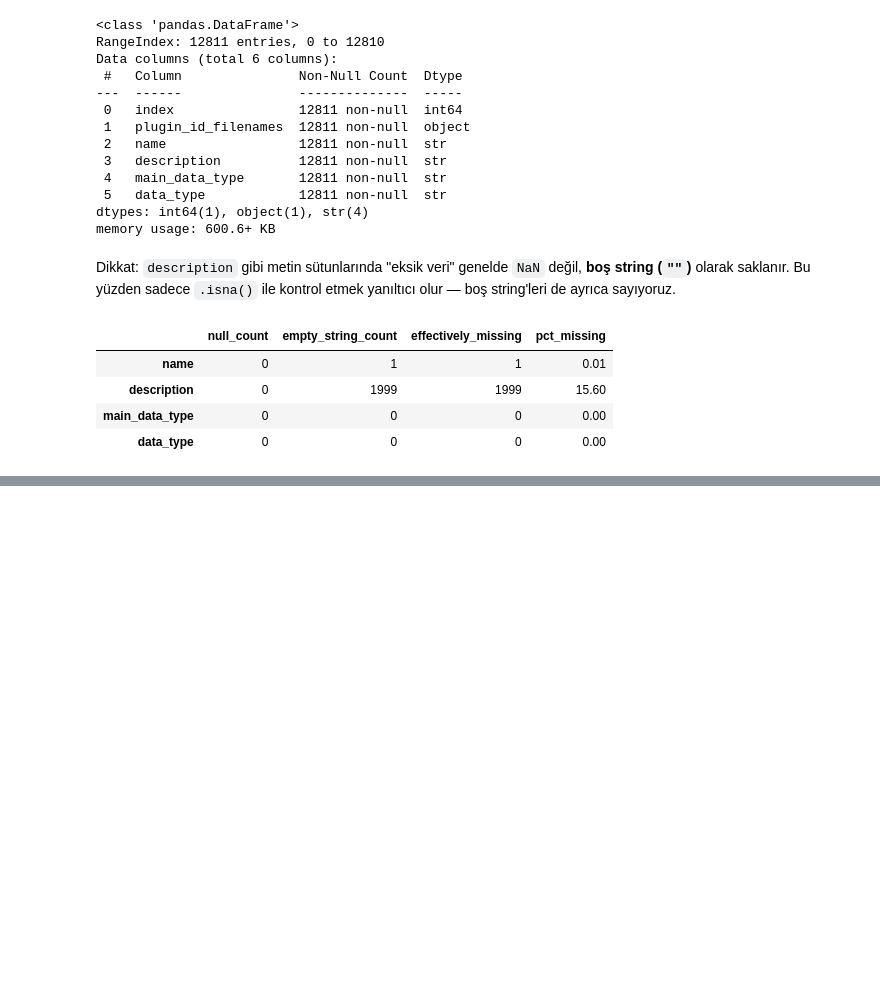
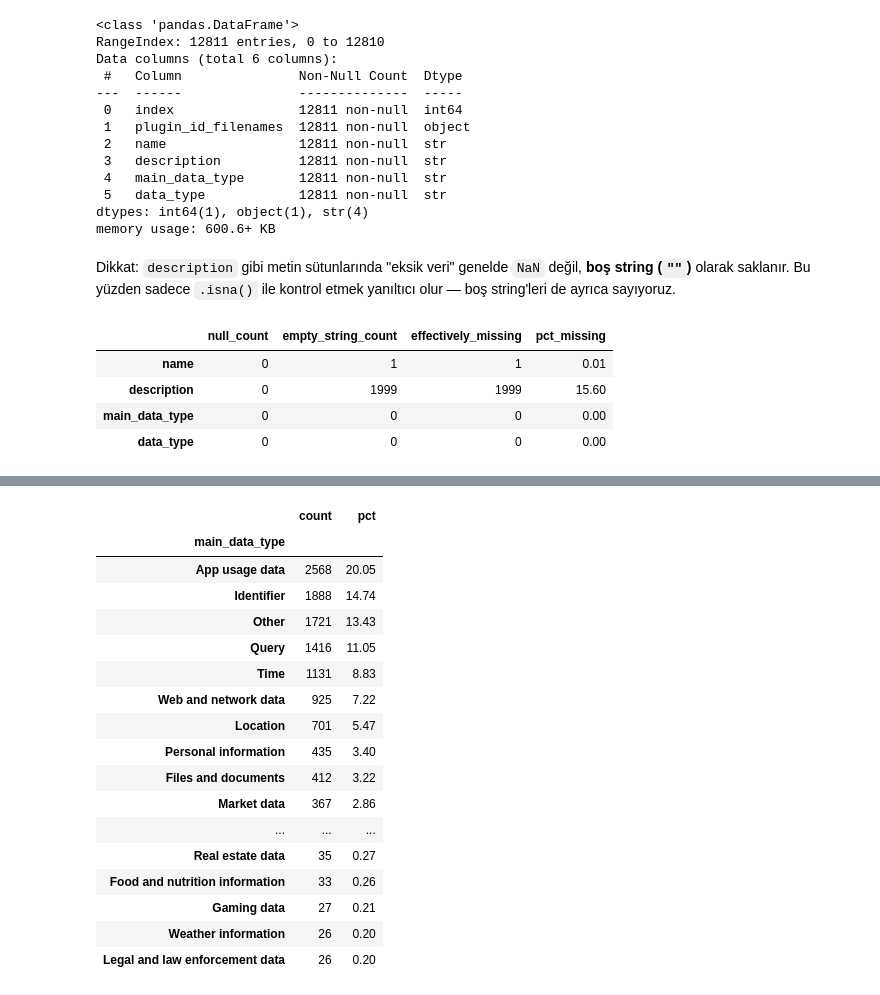
Before and after one commit to elifdikmn/DataPrivacy, a Jupyter notebook: notebooks/bolum1_eda.ipynb, the cells around one changed output, grey strips where cells are left out. Drawn from its saved outputs; the diff is of its cells as text; code cells hidden in the pictures; blank space fills up the shorter version.

```diff
--- a/notebooks/bolum1_eda.ipynb
+++ b/notebooks/bolum1_eda.ipynb
@@ -80,0 +87,25 @@ df.sample(5, random_state=42)
+# %%
+category_counts = df['main_data_type'].value_counts()
+category_pct = (category_counts / len(df) * 100).round(2)
+
+category_table = pd.DataFrame({'count': category_counts, 'pct': category_pct})
+category_table
+# %% [output]
+|  | count | pct |
+| main_data_type |  |  |
+| App usage data | 2568 | 20.05 |
+| Identifier | 1888 | 14.74 |
+| Other | 1721 | 13.43 |
+| Query | 1416 | 11.05 |
+| Time | 1131 | 8.83 |
+| Web and network data | 925 | 7.22 |
+| Location | 701 | 5.47 |
+| Personal information | 435 | 3.40 |
+| Files and documents | 412 | 3.22 |
+| Market data | 367 | 2.86 |
+| ... | ... | ... |
+| Real estate data | 35 | 0.27 |
+| Food and nutrition information | 33 | 0.26 |
+| Gaming data | 27 | 0.21 |
+| Weather information | 26 | 0.20 |
+| Legal and law enforcement data | 26 | 0.20 |
```
Also changed, not shown: parts of 5 cells of this notebook.
